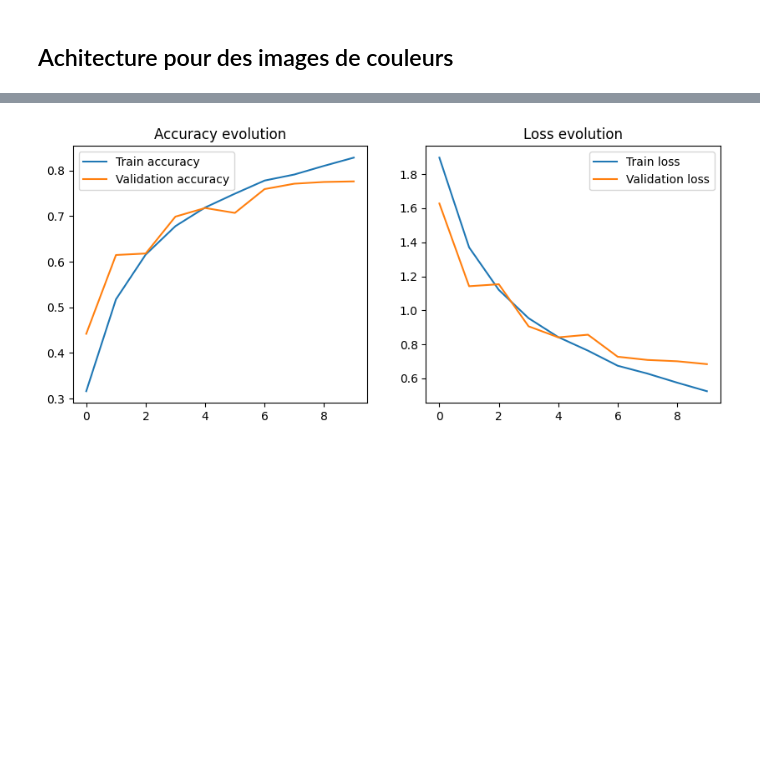
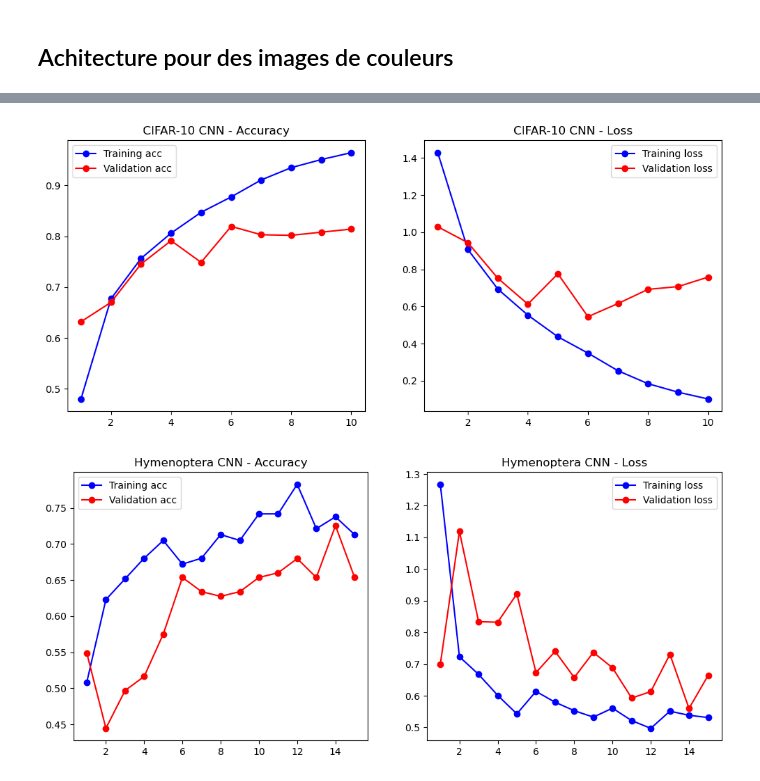
Before and after one commit to Viictordvd/High-Dimensional-and-Deep-Learning, a Jupyter notebook: Projet-3-ViTvsCNN/Projet_3.ipynb, the cells around one changed output, grey strips where cells are left out. Drawn from its saved outputs; the diff is of its cells as text; code cells hidden in the pictures; blank space fills up the shorter version.

```diff
--- a/Projet-3-ViTvsCNN/Projet_3.ipynb
+++ b/Projet-3-ViTvsCNN/Projet_3.ipynb
@@ -868,0 +661,19 @@ Execution time: 2.36 seconds
+# %%
+# Pour Hymenoptera
+model_resnet_hym = ResNetCustom(num_classes=2).to(device)
+optimizer_resnet_hym = torch.optim.Adam(model_resnet_hym.parameters(), lr=0.001)
+# %%
+print("\n=== ENTRAÎNEMENT HYMENOPTERA (CNN Adapté) ===")
+
+# Optimizer spécifique pour ce modèle
+optimizer_hym = torch.optim.Adam(model_resnet_hym.parameters(), lr=0.001)
+num_epochs_hym = 15  # 10 à 15 époques suffisent généralement pour voir la convergence
+history_hym = train_model(
+    model=model_resnet_hym, # Ton modèle ResNetCustom pour Hymenoptera
+    train_loader=train_loader_hym,
+    val_loader=val_loader_hym,
+    criterion=nn.CrossEntropyLoss(),
+    optimizer=optimizer_hym,
+    num_epochs=num_epochs_hym, # Le dataset est petit, ça va aller très vite
+    device=device
+)
@@ -869,24 +699,30 @@ Execution time: 2.36 seconds
 # %%
-# --- Evaluate on the test set ---
-test_loss, test_acc = ModelCNN_RGB.evaluate(x_test_conv_cifar10, y_test_cifar10, verbose=0)
-print(f"Test accuracy: {test_acc:.4f}")
-print(f"Test loss: {test_loss:.4f}")
+def plot_history(history, title="Training History"):
+    acc = history['train_acc']
+    val_acc = history['val_acc']
+    loss = history['train_loss']
+    val_loss = history['val_loss']
+    epochs = range(1, len(acc) + 1)
 
-# --- Plot training accuracy ---
-plt.figure(figsize=(10,4))
+    plt.figure(figsize=(12, 5))
 
-plt.subplot(1,2,1)
-plt.plot(history.history['accuracy'], label='Train accuracy')
-plt.plot(history.history['val_accuracy'], label='Validation accuracy')
-plt.title("Accuracy evolution")
-plt.legend()
+    # Plot Accuracy
+    plt.subplot(1, 2, 1)
+    plt.plot(epochs, acc, 'bo-', label='Training acc')
+    plt.plot(epochs, val_acc, 'ro-', label='Validation acc')
+    plt.title(f'{title} - Accuracy')
+    plt.legend()
 
-# --- Plot training loss ---
-plt.subplot(1,2,2)
-plt.plot(history.history['loss'], label='Train loss')
-plt.plot(history.history['val_loss'], label='Validation loss')
-plt.title("Loss evolution")
-plt.legend()
+    # Plot Loss
+    plt.subplot(1, 2, 2)
+    plt.plot(epochs, loss, 'bo-', label='Training loss')
+    plt.plot(epochs, val_loss, 'ro-', label='Validation loss')
+    plt.title(f'{title} - Loss')
+    plt.legend()
 
-plt.show()
+    plt.show()
+
+# Affichage
+plot_history(history_cifar, title="CIFAR-10 CNN")
+plot_history(history_hym, title="Hymenoptera CNN")
 # %% [output]
@@ -895 +729,2 @@ Test loss: 0.6838
-[figure, old version]
+[figure, new version]
+[figure, added]
```
Also changed, not shown: parts of 75 cells of this notebook, 3 other files.
